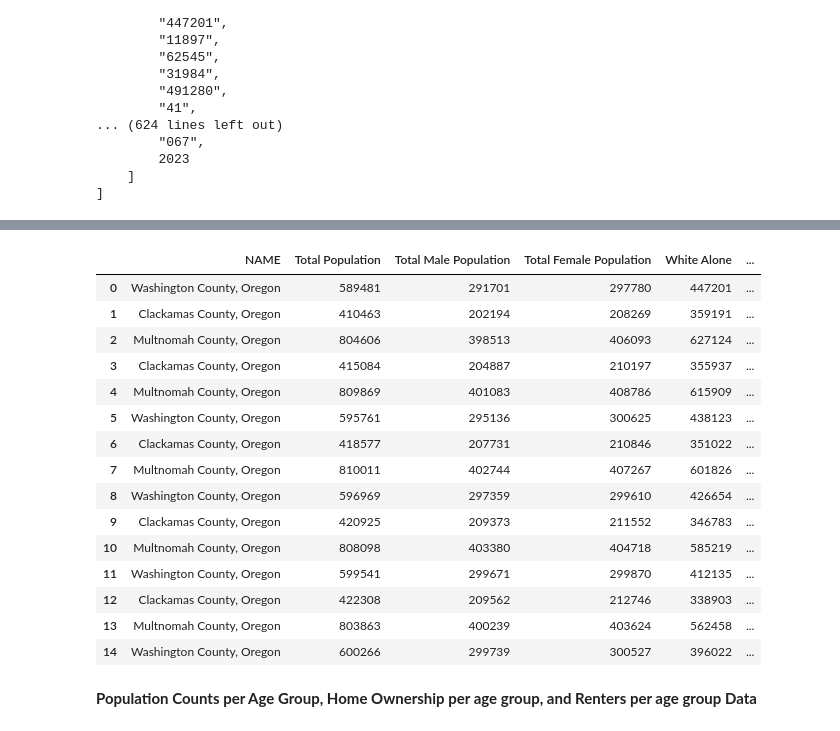
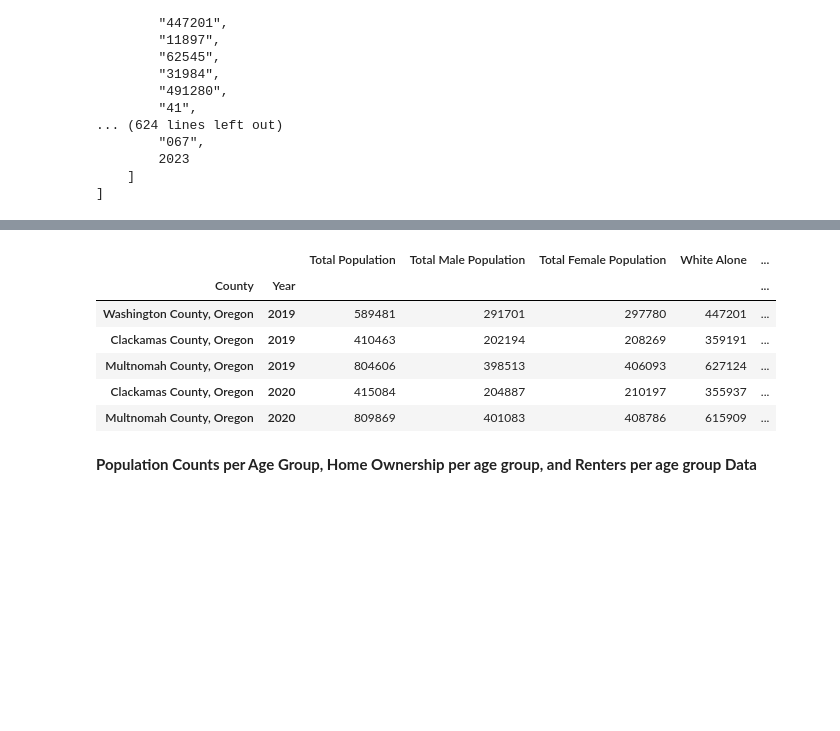
Before and after one commit to Tserrof7/Portland-Housing-Prices-Affordability-Project, a Jupyter notebook: Census_Data/census_data.ipynb, the cells around one changed output, grey strips where cells are left out. Drawn from its saved outputs; the diff is of its cells as text; code cells hidden in the pictures; blank space fills up the shorter version.

```diff
--- a/Census_Data/census_data.ipynb
+++ b/Census_Data/census_data.ipynb
@@ -178,31 +170,25 @@ sex_race_df
 # %%
 #Rename Columns
-sex_race_df = sex_race_df.rename(columns={
-                                 "Name": "County",
-                                 "B01003_001E": "Total Population",
-                                 "B01001_002E": "Total Male Population",
-                                 "B01001_026E": "Total Female Population",
-                                "B02001_002E": "White Alone",
-                                 "B02001_003E": "African American Alone",
-                                "B02001_005E": "Asian alone",
-                                 "B02001_008E": "2 or more races",
-                                 "B03002_002E": "Hispanic"})
-sex_race_df
+renamed_sex_race_df = sex_race_df.rename(columns={
+    "NAME": "County",
+    "B01003_001E": "Total Population",
+    "B01001_002E": "Total Male Population",
+    "B01001_026E": "Total Female Population",
+    "B02001_002E": "White Alone",
+    "B02001_003E": "African American Alone",
+    "B02001_005E": "Asian alone",
+    "B02001_008E": "2 or more races",
+    "B03002_002E": "Hispanic"})
+# renamed_sex_race_df
+drop_sex_race = renamed_sex_race_df.drop(columns=["state", "county"])
+cleanded_sex_race_df = drop_sex_race.set_index(["County", "Year"])
+cleanded_sex_race_df.head()
 # %% [output]
-|  | NAME | Total Population | Total Male Population | Total Female Population | White Alone | ... |
-| 0 | Washington County, Oregon | 589481 | 291701 | 297780 | 447201 | ... |
-| 1 | Clackamas County, Oregon | 410463 | 202194 | 208269 | 359191 | ... |
-| 2 | Multnomah County, Oregon | 804606 | 398513 | 406093 | 627124 | ... |
-| 3 | Clackamas County, Oregon | 415084 | 204887 | 210197 | 355937 | ... |
-| 4 | Multnomah County, Oregon | 809869 | 401083 | 408786 | 615909 | ... |
-| 5 | Washington County, Oregon | 595761 | 295136 | 300625 | 438123 | ... |
-| 6 | Clackamas County, Oregon | 418577 | 207731 | 210846 | 351022 | ... |
-| 7 | Multnomah County, Oregon | 810011 | 402744 | 407267 | 601826 | ... |
-| 8 | Washington County, Oregon | 596969 | 297359 | 299610 | 426654 | ... |
-| 9 | Clackamas County, Oregon | 420925 | 209373 | 211552 | 346783 | ... |
-| 10 | Multnomah County, Oregon | 808098 | 403380 | 404718 | 585219 | ... |
-| 11 | Washington County, Oregon | 599541 | 299671 | 299870 | 412135 | ... |
-| 12 | Clackamas County, Oregon | 422308 | 209562 | 212746 | 338903 | ... |
-| 13 | Multnomah County, Oregon | 803863 | 400239 | 403624 | 562458 | ... |
-| 14 | Washington County, Oregon | 600266 | 299739 | 300527 | 396022 | ... |
+|  |  | Total Population | Total Male Population | Total Female Population | White Alone | ... |
+| County | Year |  |  |  |  | ... |
+| Washington County, Oregon | 2019 | 589481 | 291701 | 297780 | 447201 | ... |
+| Clackamas County, Oregon | 2019 | 410463 | 202194 | 208269 | 359191 | ... |
+| Multnomah County, Oregon | 2019 | 804606 | 398513 | 406093 | 627124 | ... |
+| Clackamas County, Oregon | 2020 | 415084 | 204887 | 210197 | 355937 | ... |
+| Multnomah County, Oregon | 2020 | 809869 | 401083 | 408786 | 615909 | ... |
 # %%
```
Also changed, not shown: parts of 16 cells of this notebook, 6 other files.
